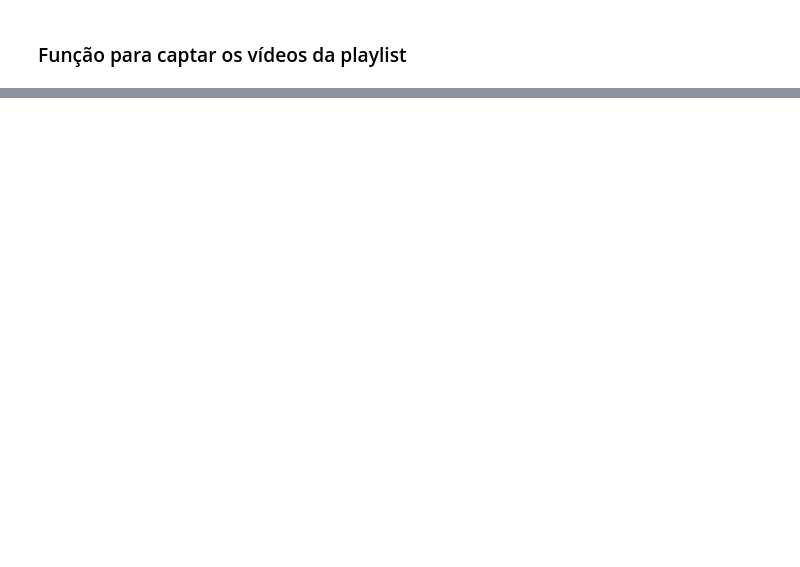
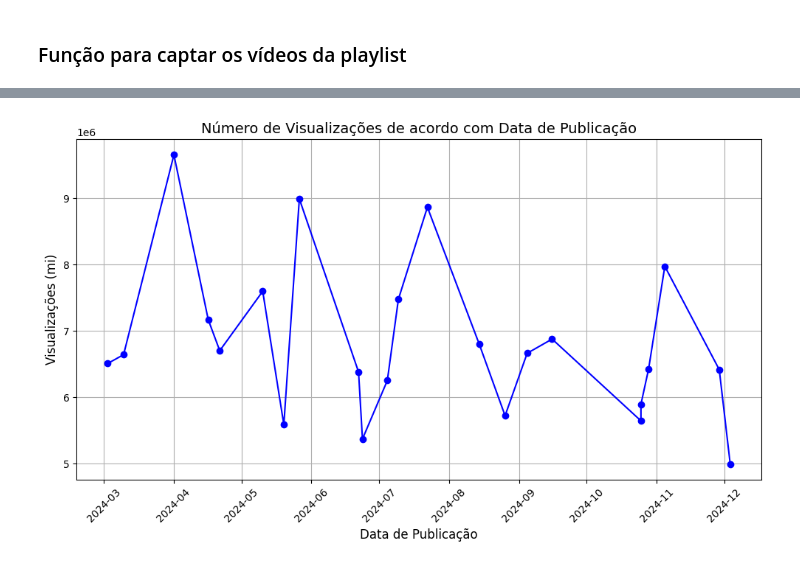
Before and after one commit to HeuerBcH/desafio-api-dados-dashboard, a Jupyter notebook: project/challenge.ipynb, the cells around one changed output, grey strips where cells are left out. Cells and saved outputs as stored; diff of their text form; code cells hidden in the pictures; blank space fills up the shorter version.

```diff
--- a/project/challenge.ipynb
+++ b/project/challenge.ipynb
@@ -147,0 +184,16 @@ df
+# %%
+# Ordenar os vídeos pela data de publicação (do mais antigo para o mais novo)
+df_sorted = df.sort_values(by='Data de Publicação')
+
+plt.figure(figsize=(10, 6))
+plt.plot(df_sorted['Data de Publicação'], df_sorted['Visualizações'], marker='o', linestyle='-', color='b', label='Visualizações')
+plt.title('Número de Visualizações de acordo com Data de Publicação', fontsize=14)
+plt.xlabel('Data de Publicação', fontsize=12)
+plt.ylabel('Visualizações (mi)', fontsize=12)
+plt.xticks(rotation=45)
+plt.grid(True)
+# Ajuste de layout para evitar sobreposição
+plt.tight_layout()
+plt.show()
+# %% [output]
+[figure, added]
```
Also changed, not shown: parts of 9 cells of this notebook.
